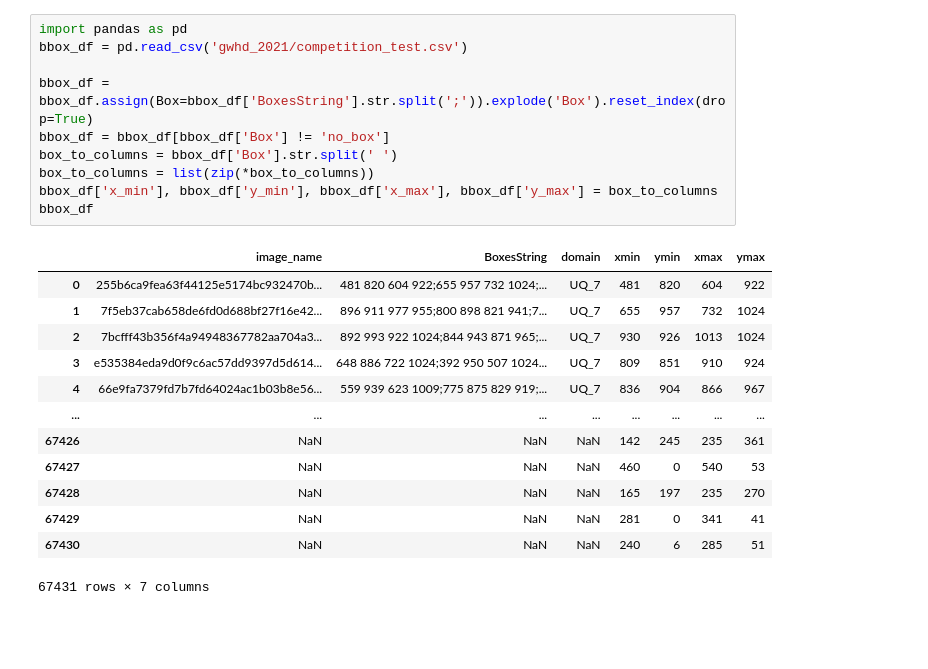
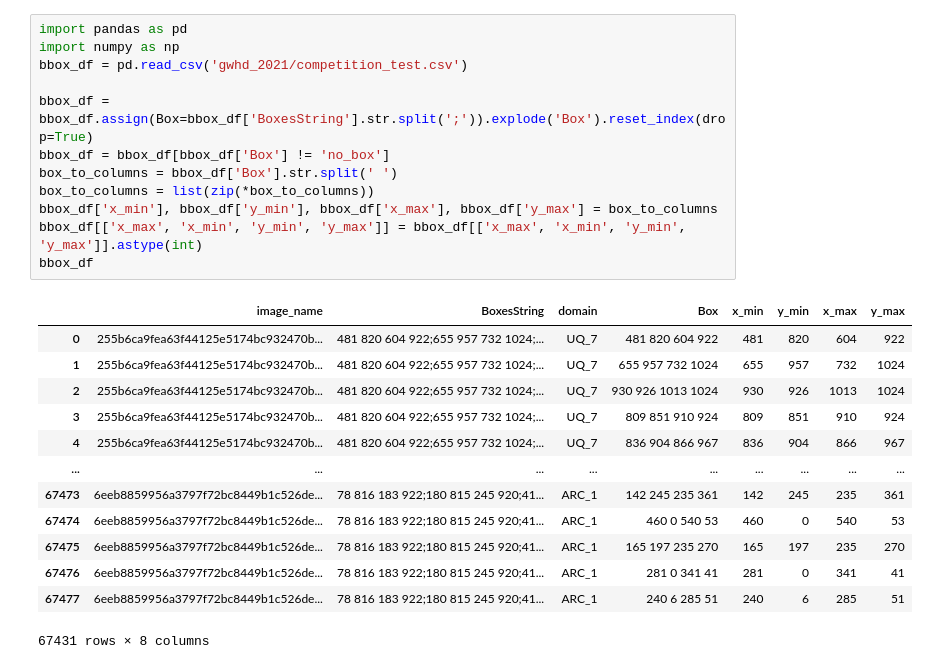
Before and after one commit to JakubSzukala/jszukala-masters-degree-proj, a Jupyter notebook: data/data_analysis.ipynb, the cells around one changed output. Drawn from its saved outputs; the diff is of its cells as text; blank space fills up the shorter version.

```diff
--- a/data/data_analysis.ipynb
+++ b/data/data_analysis.ipynb
@@ -6,25 +6,27 @@ l.html(sample=40, size=500)
 [interactive output not drawn]
 # %%
 import pandas as pd
+import numpy as np
 bbox_df = pd.read_csv('gwhd_2021/competition_test.csv')
 
 bbox_df = bbox_df.assign(Box=bbox_df['BoxesString'].str.split(';')).explode('Box').reset_index(drop=True)
 bbox_df = bbox_df[bbox_df['Box'] != 'no_box']
 box_to_columns = bbox_df['Box'].str.split(' ')
 box_to_columns = list(zip(*box_to_columns))
 bbox_df['x_min'], bbox_df['y_min'], bbox_df['x_max'], bbox_df['y_max'] = box_to_columns
+bbox_df[['x_max', 'x_min', 'y_min', 'y_max']] = bbox_df[['x_max', 'x_min', 'y_min', 'y_max']].astype(int)
 bbox_df
 # %% [output]
-|  | image_name | BoxesString | domain | xmin | ymin | xmax | ymax |
-| 0 | 255b6ca9fea63f44125e5174bc932470b... | 481 820 604 922;655 957 732 1024;... | UQ_7 | 481 | 820 | 604 | 922 |
-| 1 | 7f5eb37cab658de6fd0d688bf27f16e42... | 896 911 977 955;800 898 821 941;7... | UQ_7 | 655 | 957 | 732 | 1024 |
-| 2 | 7bcfff43b356f4a94948367782aa704a3... | 892 993 922 1024;844 943 871 965;... | UQ_7 | 930 | 926 | 1013 | 1024 |
-| 3 | e535384eda9d0f9c6ac57dd9397d5d614... | 648 886 722 1024;392 950 507 1024... | UQ_7 | 809 | 851 | 910 | 924 |
-| 4 | 66e9fa7379fd7b7fd64024ac1b03b8e56... | 559 939 623 1009;775 875 829 919;... | UQ_7 | 836 | 904 | 866 | 967 |
-| ... | ... | ... | ... | ... | ... | ... | ... |
-| 67426 | NaN | NaN | NaN | 142 | 245 | 235 | 361 |
-| 67427 | NaN | NaN | NaN | 460 | 0 | 540 | 53 |
-| 67428 | NaN | NaN | NaN | 165 | 197 | 235 | 270 |
-| 67429 | NaN | NaN | NaN | 281 | 0 | 341 | 41 |
-| 67430 | NaN | NaN | NaN | 240 | 6 | 285 | 51 |
+|  | image_name | BoxesString | domain | Box | x_min | y_min | x_max | y_max |
+| 0 | 255b6ca9fea63f44125e5174bc932470b... | 481 820 604 922;655 957 732 1024;... | UQ_7 | 481 820 604 922 | 481 | 820 | 604 | 922 |
+| 1 | 255b6ca9fea63f44125e5174bc932470b... | 481 820 604 922;655 957 732 1024;... | UQ_7 | 655 957 732 1024 | 655 | 957 | 732 | 1024 |
+| 2 | 255b6ca9fea63f44125e5174bc932470b... | 481 820 604 922;655 957 732 1024;... | UQ_7 | 930 926 1013 1024 | 930 | 926 | 1013 | 1024 |
+| 3 | 255b6ca9fea63f44125e5174bc932470b... | 481 820 604 922;655 957 732 1024;... | UQ_7 | 809 851 910 924 | 809 | 851 | 910 | 924 |
+| 4 | 255b6ca9fea63f44125e5174bc932470b... | 481 820 604 922;655 957 732 1024;... | UQ_7 | 836 904 866 967 | 836 | 904 | 866 | 967 |
+| ... | ... | ... | ... | ... | ... | ... | ... | ... |
+| 67473 | 6eeb8859956a3797f72bc8449b1c526de... | 78 816 183 922;180 815 245 920;41... | ARC_1 | 142 245 235 361 | 142 | 245 | 235 | 361 |
+| 67474 | 6eeb8859956a3797f72bc8449b1c526de... | 78 816 183 922;180 815 245 920;41... | ARC_1 | 460 0 540 53 | 460 | 0 | 540 | 53 |
+| 67475 | 6eeb8859956a3797f72bc8449b1c526de... | 78 816 183 922;180 815 245 920;41... | ARC_1 | 165 197 235 270 | 165 | 197 | 235 | 270 |
+| 67476 | 6eeb8859956a3797f72bc8449b1c526de... | 78 816 183 922;180 815 245 920;41... | ARC_1 | 281 0 341 41 | 281 | 0 | 341 | 41 |
+| 67477 | 6eeb8859956a3797f72bc8449b1c526de... | 78 816 183 922;180 815 245 920;41... | ARC_1 | 240 6 285 51 | 240 | 6 | 285 | 51 |
-67431 rows × 7 columns
+67431 rows × 8 columns
```
Also changed, not shown: parts of 3 cells of this notebook.
